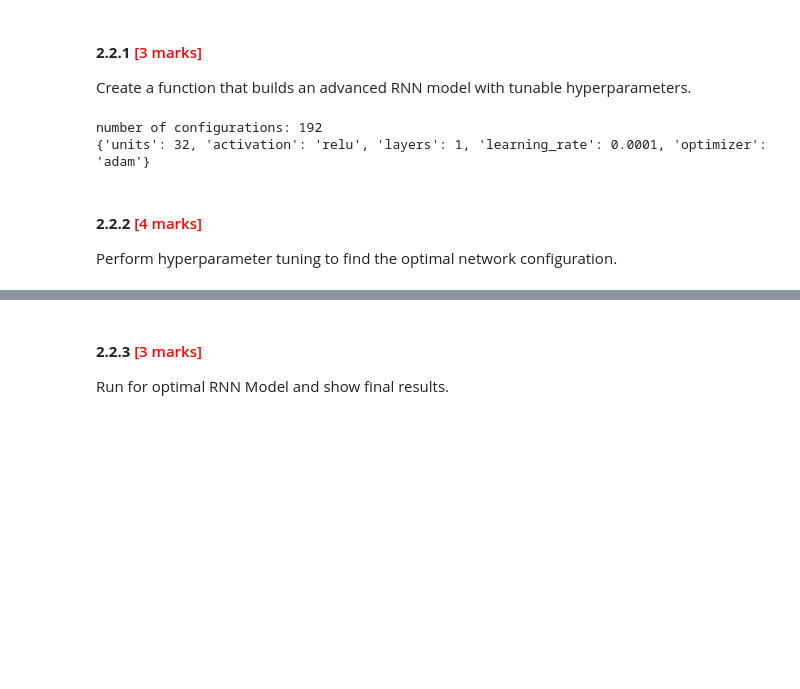
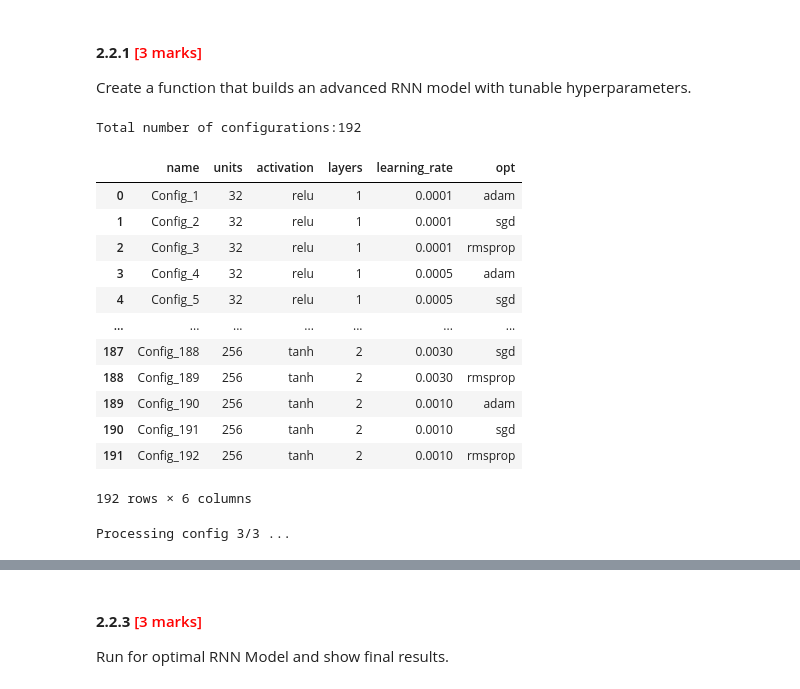
Before and after one commit to Abbhiraami/ML_AI_masters, a Jupyter notebook: RNN_Assignment/RNN_Assg_Stock_Price_Prediction_AbbhiraamiS.ipynb, the cells around one changed output, grey strips where cells are left out. Drawn from its saved outputs; the diff is of its cells as text; code cells hidden in the pictures; blank space fills up the shorter version.

```diff
--- a/RNN_Assignment/RNN_Assg_Stock_Price_Prediction_AbbhiraamiS.ipynb
+++ b/RNN_Assignment/RNN_Assg_Stock_Price_Prediction_AbbhiraamiS.ipynb
@@ -566,40 +580,40 @@ Create a function that builds an advanced RNN model with tunable hyperparameters
 # %%
 # # Define a function to create a model and specify default values for hyperparameters
 ### Hyper parameter grid
-LSTM_hyperparams={
-    'units':[32,64,128,256],
-    'activation':['relu','tanh'],
-    'layers':[1,2],
-    'learning_rate':[1e-4,5e-4,3e-3,1e-3],
-    'optimizer':['adam','sgd','rmsprop']
-}
 
-lstm_configs=list(itertools.product(LSTM_hyperparams['units'],
-                  LSTM_hyperparams['activation'],
-                  LSTM_hyperparams['layers'],
-                  LSTM_hyperparams['learning_rate'],
-                  LSTM_hyperparams['optimizer']))
-configs_lst={}
-for indx,conf in enumerate(lstm_configs):
-  configs_lst[f'config_{indx+1}']={'units':conf[0],'activation':conf[1],'layers':conf[2],'learning_rate':conf[3],'optimizer':conf[4]}
-print(f'number of configurations: {len(configs_lst)}')
+units=[32,64,128,256]
+activation=['relu','tanh']
+layers=[1,2]
+learning_rate=[1e-4,5e-4,3e-3,1e-3]
+optimizer=['adam','sgd','rmsprop']
 
-### Defined LSTM model
-def lstm_model(X=None,configurations=None):
-  model=Sequential()
-  # Set return_sequences=True for the first LSTM layer if there are more layers to be added
-  model.add(LSTM(units=configurations['units'],activation=configurations['activation'],return_sequences=configurations['layers'] > 1,input_shape=(X.shape[1],X.shape[2])))
-  ## Adding layers of LSTM
-  for i in range(configurations['layers'] - 1): # Subtract 1 as the first layer is already added
-    # Set return_sequences=True for intermediate LSTM layers
-    model.add(LSTM(units=configurations['units'],activation=configurations['activation'], return_sequences=True if i < configurations['layers'] - 2 else False))
 
-  model.add(Dense(units=1))
-  return model
-print(configs_lst['config_1'])
+advanced_configs=list(itertools.product(units,
+                  activation,
+                  layers,
+                  learning_rate,
+                  optimizer))
+
+advncd_configs=[]
+
+for config,num in zip(advanced_configs,range(len(advanced_configs))):
+  advncd_configs.append({'name': f'Config_{num+1}','units':config[0],'activation':config[1],'layers':config[2],'learning_rate':config[3],'opt':config[4]})
+print(f"Total number of configurations:{len(advncd_configs)}")
+
+adv_configs_df=pd.DataFrame(advncd_configs)
+adv_configs_df
 # %% [output]
-number of configurations: 192
-{'units': 32, 'activation': 'relu', 'layers': 1, 'learning_rate': 0.0001, 'optimizer': 'adam'}
+Total number of configurations:192
+|  | name | units | activation | layers | learning_rate | opt |
+| 0 | Config_1 | 32 | relu | 1 | 0.0001 | adam |
+| 1 | Config_2 | 32 | relu | 1 | 0.0001 | sgd |
+| 2 | Config_3 | 32 | relu | 1 | 0.0001 | rmsprop |
+| 3 | Config_4 | 32 | relu | 1 | 0.0005 | adam |
+| 4 | Config_5 | 32 | relu | 1 | 0.0005 | sgd |
+| ... | ... | ... | ... | ... | ... | ... |
+| 187 | Config_188 | 256 | tanh | 2 | 0.0030 | sgd |
+| 188 | Config_189 | 256 | tanh | 2 | 0.0030 | rmsprop |
+| 189 | Config_190 | 256 | tanh | 2 | 0.0010 | adam |
+| 190 | Config_191 | 256 | tanh | 2 | 0.0010 | sgd |
+| 191 | Config_192 | 256 | tanh | 2 | 0.0010 | rmsprop |
+192 rows × 6 columns
-# %% [markdown]
-#### **2.2.2** <font color =red> [4 marks] </font>
-Perform hyperparameter tuning to find the optimal network configuration.
@@ -647,0 +620,5 @@ for config_names, configurations in configs_lst.items():
+# %%
+# Find an optimal configuration
+history_uni_lstm,metrics_uni_lstm,model_id_lstm=utils.model_fit(X_train=uni_X_train,X_test=uni_X_test,Y_train=uni_y_train,Y_test=uni_y_test,func=utils.create_lstm_model,configurations=advncd_configs[:3],batch_size=batch_size,epoch=epochs)
+# %% [output]
+Processing config 3/3 ...
```
Also changed, not shown: parts of 11 cells of this notebook.
